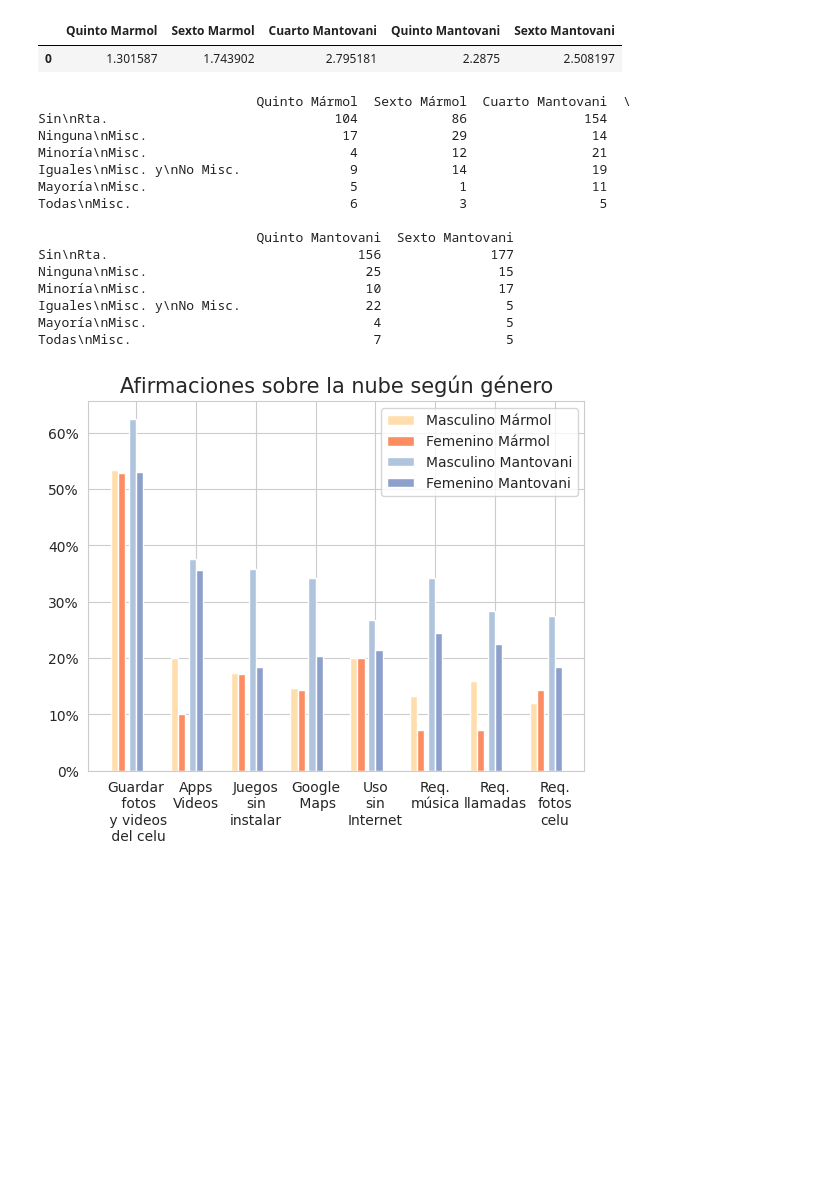
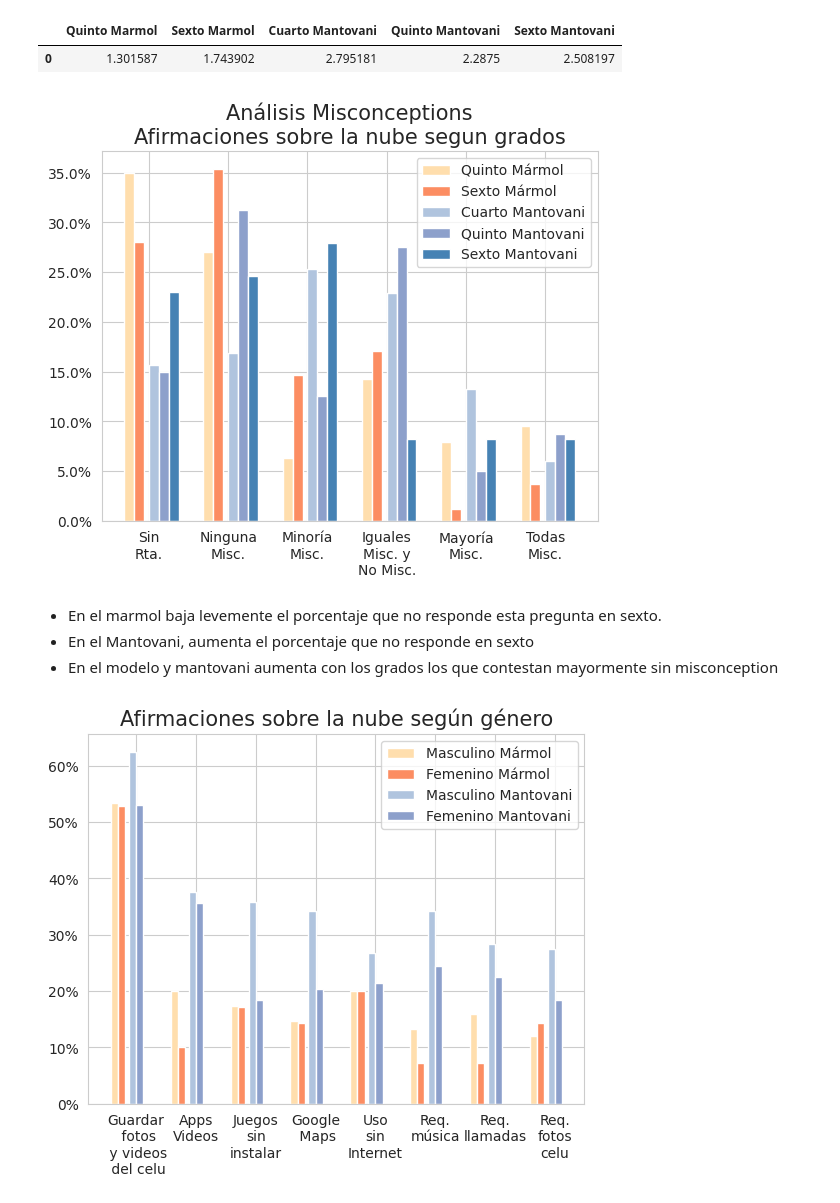
Before and after one commit to fedesassone/tesis, a Jupyter notebook: notebooks/misconceptions/Misconceptions.ipynb, the cells around one changed output. Cells and saved outputs as stored; diff of their text form; code cells hidden in the pictures; blank space fills up the shorter version.

Commit message:
Analisis misc afirmaciones de la nube por grado

```diff
--- a/notebooks/misconceptions/Misconceptions.ipynb
+++ b/notebooks/misconceptions/Misconceptions.ipynb
@@ -2976,21 +2976,14 @@ Promedio en cantidad de respuestas - Afirmaciones sobre la nube según grado
 | 0 | 1.301587 | 1.743902 | 2.795181 | 2.2875 | 2.508197 |
 # %%
 # Con misconception vs Sin Misconception - Agrupando No se - Afirmaciones sobre la nube
-data_marmol_quinto = marmol[marmol['grado']=="Quinto"]["afirmaciones_nube"].str.replace(" ", "")#.str.get_dummies(sep=',').sum().div(cant_marmol_quinto).sort_values(ascending=False)
-data_marmol_sexto = marmol[marmol['grado']=="Sexto"]["afirmaciones_nube"].str.replace(" ", "")#.str.get_dummies(sep=',').sum().div(cant_marmol_sexto).sort_values(ascending=False)
+data_marmol_quinto = marmol[marmol['grado']=="Quinto"]["afirmaciones_nube"].str.replace(" ", "")
+data_marmol_sexto = marmol[marmol['grado']=="Sexto"]["afirmaciones_nube"].str.replace(" ", "")
 
-data_mantovani_cuarto = mantovani[mantovani['grado']=="Cuarto"]["afirmaciones_nube"].str.replace(" ", "")#.str.get_dummies(sep=',').sum().div(cant_mantovani_cuarto).sort_values(ascending=False)
-data_mantovani_quinto = mantovani[mantovani['grado']=="Quinto"]["afirmaciones_nube"].str.replace(" ", "")#.str.get_dummies(sep=',').sum().div(cant_mantovani_quinto).sort_values(ascending=False)
-data_mantovani_sexto = mantovani[mantovani['grado']=="Sexto"]["afirmaciones_nube"].str.replace(" ", "")#.str.get_dummies(sep=',').sum().div(cant_mantovani_sexto).sort_values(ascending=False)
+data_mantovani_cuarto = mantovani[mantovani['grado']=="Cuarto"]["afirmaciones_nube"].str.replace(" ", "")
+data_mantovani_quinto = mantovani[mantovani['grado']=="Quinto"]["afirmaciones_nube"].str.replace(" ", "")
+data_mantovani_sexto = mantovani[mantovani['grado']=="Sexto"]["afirmaciones_nube"].str.replace(" ", "")
 
 dfs = [data_marmol_quinto, data_marmol_sexto, data_mantovani_cuarto, data_mantovani_quinto, data_mantovani_sexto]
-
-# Con misconception vs Sin Misconception - Agrupando No se - Afirmaciones sobre la nube
-# data_total = df_fe["afirmaciones_nube"].str.replace(" ", "")
-# data_marmol = marmol["afirmaciones_nube"].str.replace(" ", "")
-# data_mantovani = mantovani["afirmaciones_nube"].str.replace(" ", "")
-
-# dfs = [data_total, data_marmol, data_mantovani]
 
 result = pd.concat(dfs, axis=1, ignore_index=True)
 result = result.rename( columns={0:'Quinto Mármol',
@@ -3039,67 +3032,60 @@ def analizarMisc(val):
 
 
 dfs = [result["Quinto Mármol"].apply(analizarMisc).value_counts(),
        result["Sexto Mármol"].apply(analizarMisc).value_counts(),
        result["Cuarto Mantovani"].apply(analizarMisc).value_counts(),
        result["Quinto Mantovani"].apply(analizarMisc).value_counts(),
        result["Sexto Mantovani"].apply(analizarMisc).value_counts()]
 
 
 result = pd.concat(dfs, axis=1, ignore_index=True)
 result = result.rename(columns={0:'Quinto Mármol',
                                 1:'Sexto Mármol',
                                 2:'Cuarto Mantovani',
                                 3:'Quinto Mantovani',
                                 4:'Sexto Mantovani'})
 
 result = result.reindex(["Sin\nRta.",
                          "Ninguna\nMisc.",
                          "Minoría\nMisc.",
                          "Iguales\nMisc. y\nNo Misc.",
                          "Mayoría\nMisc.",
                          "Todas\nMisc."])
 
 
 # restamos las no respuestas de los valores null de los correspondientes colegios (!!! falta sumar los grados !!)
-result.at['Sin\nRta.', 'Quinto Mármol'] = result.loc['Sin\nRta.','Quinto Mármol'] - cant_mantovani # - cantsexto)
-result.at['Sin\nRta.', 'Sexto Mármol'] = result.loc['Sin\nRta.','Sexto Mármol'] - cant_mantovani # - cantquinto)
+result.at['Sin\nRta.', 'Quinto Mármol'] = result.loc['Sin\nRta.','Quinto Mármol'] - cant_mantovani  - cant_marmol_sexto
+result.at['Sin\nRta.', 'Sexto Mármol'] = result.loc['Sin\nRta.','Sexto Mármol'] - cant_mantovani - cant_marmol_quinto
+result.at['Sin\nRta.', 'Cuarto Mantovani'] = result.loc['Sin\nRta.','Cuarto Mantovani'] - cant_marmol - cant_mantovani_quinto - cant_mantovani_sexto
+result.at['Sin\nRta.', 'Quinto Mantovani'] = result.loc['Sin\nRta.','Quinto Mantovani'] - cant_marmol - cant_mantovani_cuarto - cant_mantovani_sexto
+result.at['Sin\nRta.', 'Sexto Mantovani'] = result.loc['Sin\nRta.','Sexto Mantovani'] - cant_marmol - cant_mantovani_cuarto - cant_mantovani_quinto
 
-result.at['Sin\nRta.', 'Cuarto Mantovani'] = result.loc['Sin\nRta.','Cuarto Mantovani'] - cant_marmol
-result.at['Sin\nRta.', 'Quinto Mantovani'] = result.loc['Sin\nRta.','Quinto Mantovani'] - cant_marmol
-result.at['Sin\nRta.', 'Sexto Mantovani'] = result.loc['Sin\nRta.','Sexto Mantovani'] - cant_marmol
+# print(result)
+bar_width = 0.25
 
-print(result)
-# bar_width = 0.25
+br1 = [1,3,5,7,9,11]
+br2 = [x + bar_width for x in br1]
+br3 = [x + 1.5*bar_width for x in br2]
+br4 = [x + bar_width for x in br3]
+br5 = [x + bar_width for x in br4]
 
-# br1 = np.arange(len(result['Totales']))
-# br2 = [x + bar_width for x in br1]
-# br3 = [x + bar_width for x in br2]
+plt.bar(br1,result['Quinto Mármol'].div(cant_marmol_quinto)      , width=bar_width , label = "Quinto Mármol"       , color='navajowhite')
+plt.bar(br2,result['Sexto Mármol'].div(cant_marmol_sexto)        , width=bar_width        , label = "Sexto Mármol" , color='C1')
+plt.bar(br3,result['Cuarto Mantovani'].div(cant_mantovani_cuarto), width=bar_width     , label = "Cuarto Mantovani", color='lightsteelblue')
+plt.bar(br4,result['Quinto Mantovani'].div(cant_mantovani_quinto), width=bar_width     , label = "Quinto Mantovani", color='C2')
+plt.bar(br5,result['Sexto Mantovani'].div(cant_mantovani_sexto)  , width=bar_width      , label = "Sexto Mantovani", color='steelblue')
 
-# plt.bar(br1,result['Totales'].div(cant_total)           , width=bar_width , label = 'Totales')
-# plt.bar(br2,result['Modelo Mármol'].div(cant_marmol)    , width=bar_width , label = 'Modelo Mármol')
-# plt.bar(br3,result['Juan Mantovani'].div(cant_mantovani), width=bar_width , label = 'Juan Mantovani')
-
-# plt.gca().yaxis.set_major_formatter(PercentFormatter(1))
-# plt.title("Análisis Misconceptions\nAfirmaciones sobre la nube", fontsize=15)
-# plt.xticks([x + bar_width for x in br1], result.index)
-# plt.legend()
-# plt.savefig('misconc_afirmaciones_nube.png')
+plt.gca().yaxis.set_major_formatter(PercentFormatter(1))
+plt.title("Análisis Misconceptions\nAfirmaciones sobre la nube segun grados", fontsize=15)
+plt.xticks([x + 2*bar_width for x in br1], result.index)
+plt.legend()
+plt.savefig('misconc_afirmaciones_nube_grado.png')
 # %% [output]
-                            Quinto Mármol  Sexto Mármol  Cuarto Mantovani  \
-Sin\nRta.                             104            86               154
-Ninguna\nMisc.                         17            29                14
-Minoría\nMisc.                          4            12                21
-Iguales\nMisc. y\nNo Misc.              9            14                19
-Mayoría\nMisc.                          5             1                11
-Todas\nMisc.                            6             3                 5
-
-                            Quinto Mantovani  Sexto Mantovani
-Sin\nRta.                                156              177
-Ninguna\nMisc.                            25               15
-Minoría\nMisc.                            10               17
-Iguales\nMisc. y\nNo Misc.                22                5
-Mayoría\nMisc.                             4                5
-Todas\nMisc.                               7                5
+[figure, added]
+# %% [markdown]
+* En el marmol baja levemente el porcentaje que no responde esta pregunta en sexto.
+* En el Mantovani, aumenta el porcentaje que no responde en sexto
+* En el modelo y mantovani aumenta con los grados los que contestan mayormente sin misconception
 # %%
 # Afirmaciones sobre la nube
 data_marmol_mas = marmol[marmol['genero']=="Masculino"]["afirmaciones_nube"].str.replace(" ", "").str.get_dummies(sep=',').sum().div(cant_marmol_masc).sort_values(ascending=False)
```
Also changed, not shown: parts of 2 cells of this notebook, 1 other file.
